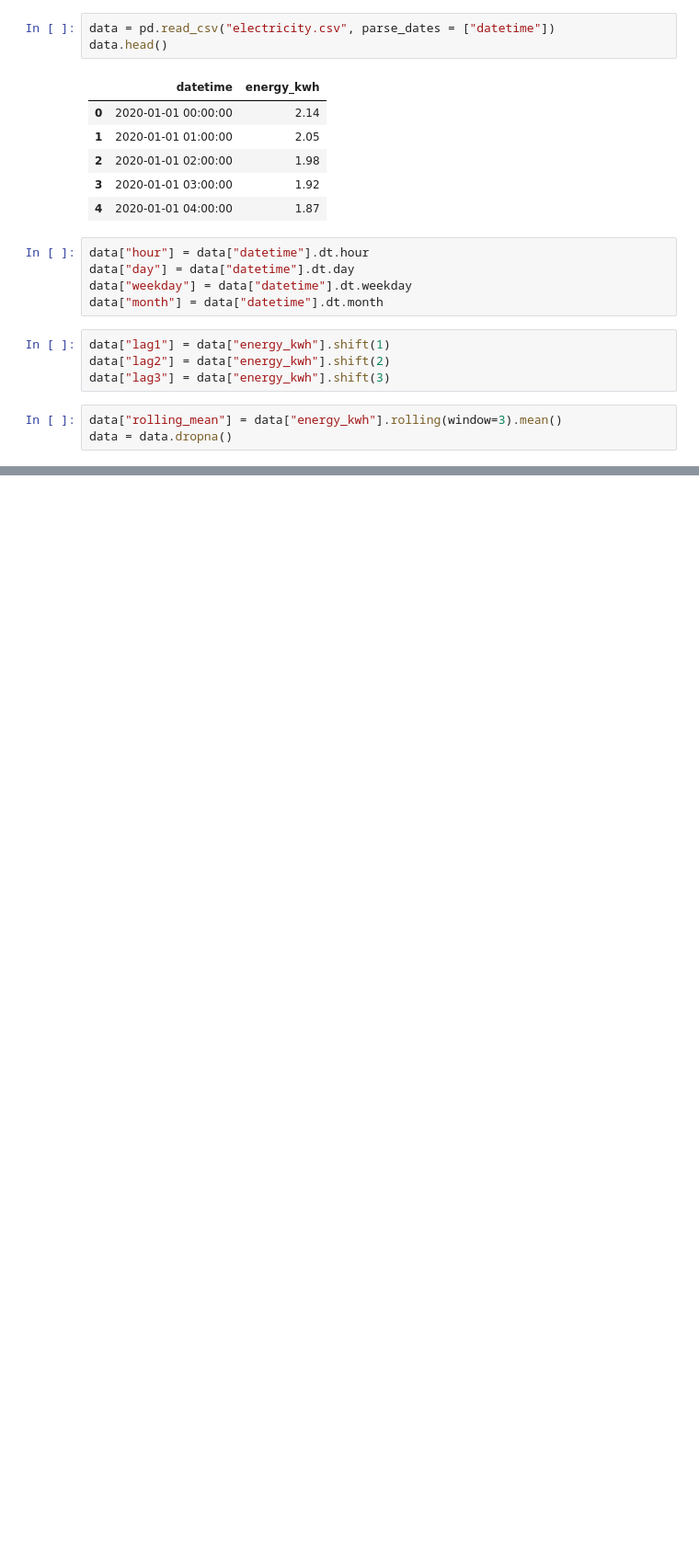
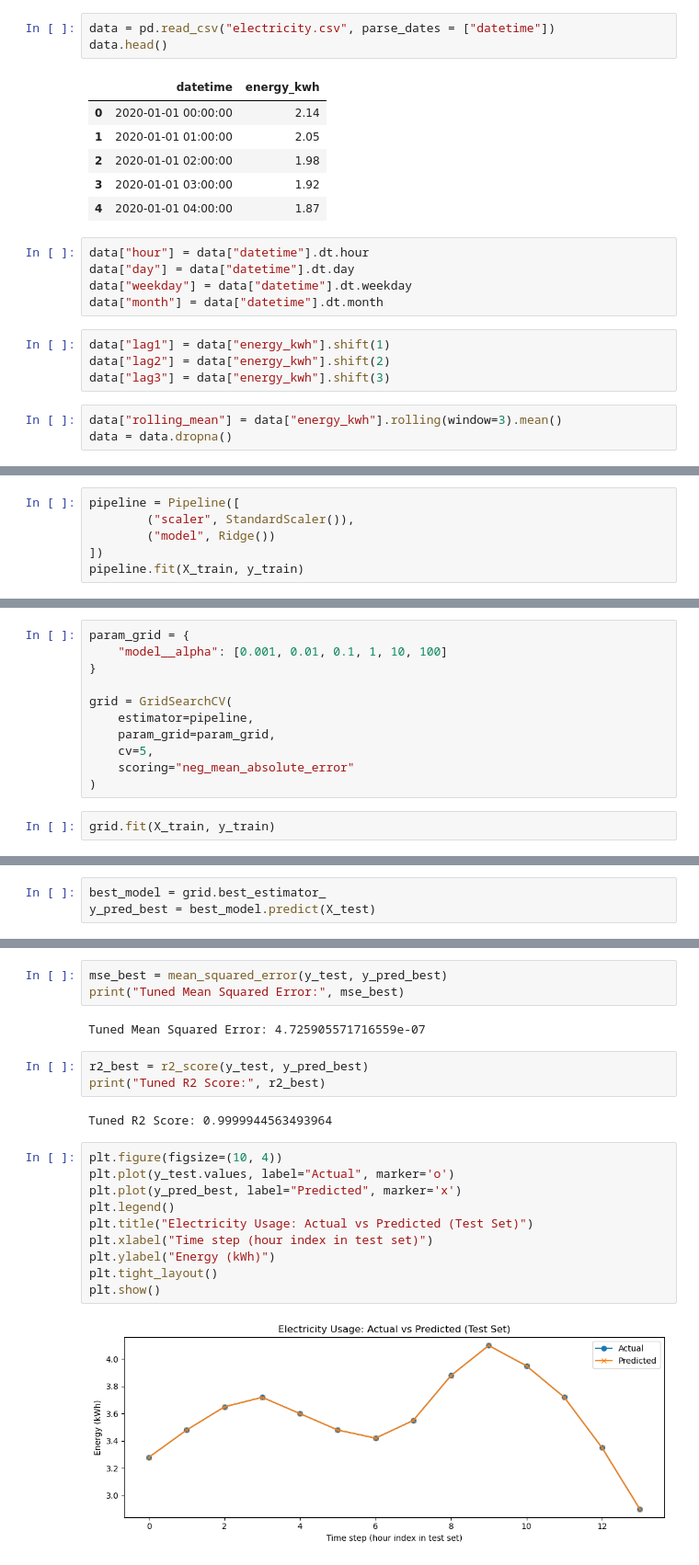
Before and after one commit to Sumit-Agnihotri/Electricity_Consumption_Forecasting_Project, a Jupyter notebook: Electricity Consumption Forecasting.ipynb, the cells around one changed output, grey strips where cells are left out. Shown at 92% size. Drawn from its saved outputs; the diff is of its cells as text; blank space fills up the shorter version.

```diff
--- a/Electricity Consumption Forecasting.ipynb
+++ b/Electricity Consumption Forecasting.ipynb
@@ -42,0 +62,6 @@ x
+# %%
+pipeline = Pipeline([
+        ("scaler", StandardScaler()),
+        ("model", Ridge())
+])
+pipeline.fit(X_train, y_train)
@@ -42,0 +87,13 @@ x
+# %%
+param_grid = {
+    "model__alpha": [0.001, 0.01, 0.1, 1, 10, 100]
+}
+
+grid = GridSearchCV(
+    estimator=pipeline,
+    param_grid=param_grid,
+    cv=5,
+    scoring="neg_mean_absolute_error"
+)
+# %%
+grid.fit(X_train, y_train)
@@ -42,0 +112,3 @@ x
+# %%
+best_model = grid.best_estimator_
+y_pred_best = best_model.predict(X_test)
@@ -42,0 +120,22 @@ x
+# %%
+mse_best = mean_squared_error(y_test, y_pred_best)
+print("Tuned Mean Squared Error:", mse_best)
+# %% [output]
+Tuned Mean Squared Error: 4.725905571716559e-07
+# %%
+r2_best = r2_score(y_test, y_pred_best)
+print("Tuned R2 Score:", r2_best)
+# %% [output]
+Tuned R2 Score: 0.9999944563493964
+# %%
+plt.figure(figsize=(10, 4))
+plt.plot(y_test.values, label="Actual", marker='o')
+plt.plot(y_pred_best, label="Predicted", marker='x')
+plt.legend()
+plt.title("Electricity Usage: Actual vs Predicted (Test Set)")
+plt.xlabel("Time step (hour index in test set)")
+plt.ylabel("Energy (kWh)")
+plt.tight_layout()
+plt.show()
+# %% [output]
+[figure, added]
```
Also changed, not shown: parts of 19 cells of this notebook, 2 other files.
